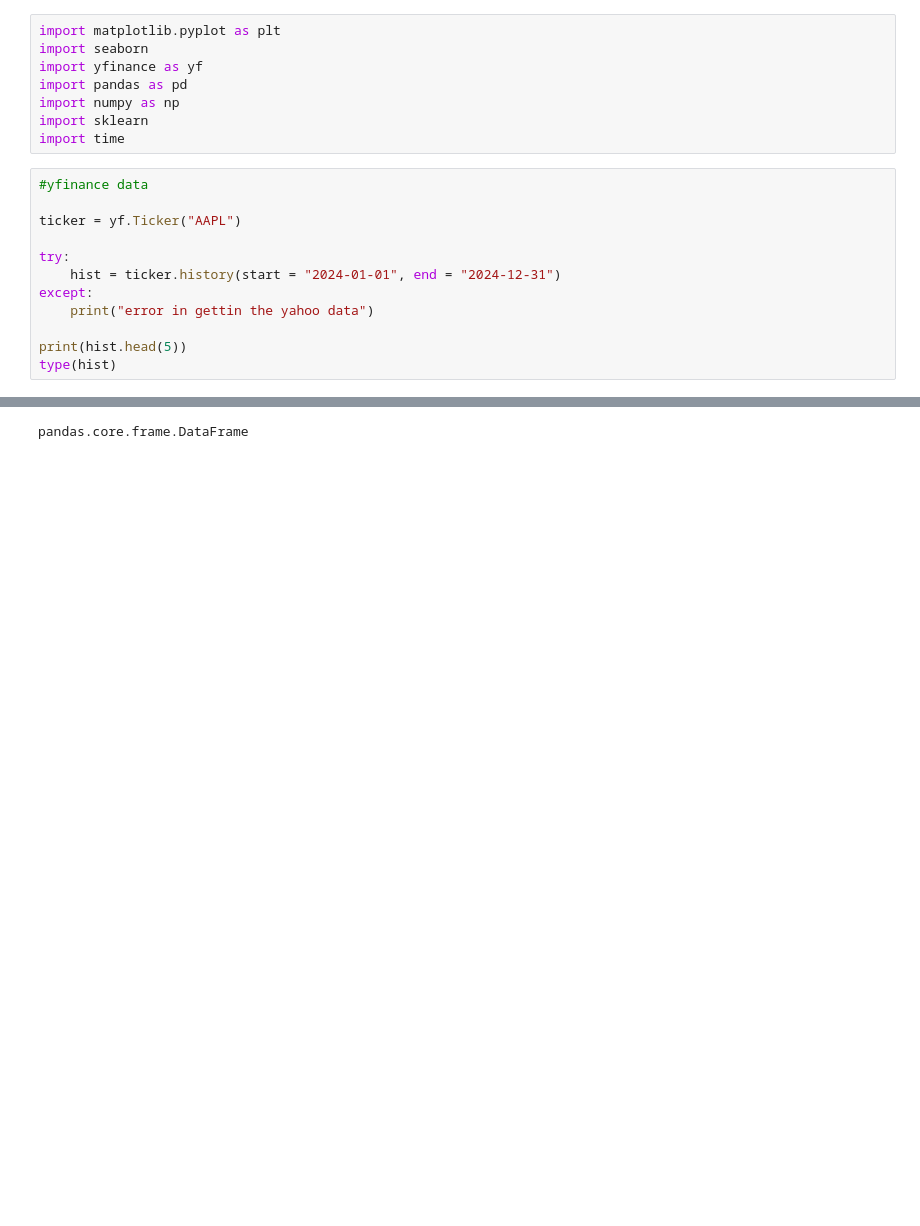
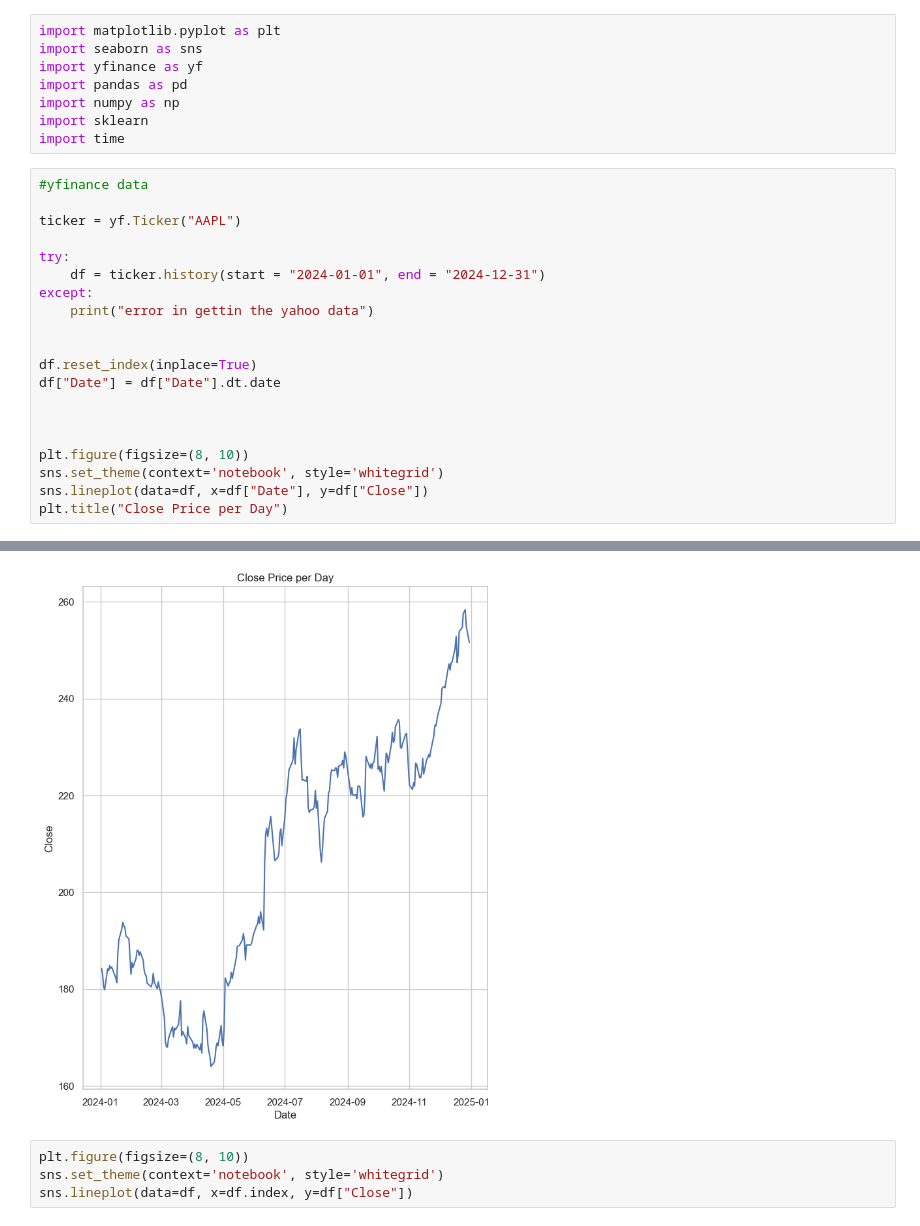
Before and after one commit to anything70/financeproject, a Jupyter notebook: data/api.ipynb, the cells around one changed output, grey strips where cells are left out. Drawn from its saved outputs; the diff is of its cells as text; blank space fills up the shorter version.

```diff
--- a/data/api.ipynb
+++ b/data/api.ipynb
@@ -1,6 +1,6 @@
 # %%
 import matplotlib.pyplot as plt
-import seaborn
+import seaborn as sns
 import yfinance as yf
 import pandas as pd
 import numpy as np
@@ -12,10 +12,18 @@ import time
 ticker = yf.Ticker("AAPL")
 
 try:
-    hist = ticker.history(start = "2024-01-01", end = "2024-12-31")
+    df = ticker.history(start = "2024-01-01", end = "2024-12-31")
 except:
     print("error in gettin the yahoo data")
 
-print(hist.head(5))
-type(hist)
+
+df.reset_index(inplace=True)
+df["Date"] = df["Date"].dt.date
+
+
+
+plt.figure(figsize=(8, 10))
+sns.set_theme(context='notebook', style='whitegrid')
+sns.lineplot(data=df, x=df["Date"], y=df["Close"])
+plt.title("Close Price per Day")
 # %% [output]
@@ -37 +31,5 @@ Date
-pandas.core.frame.DataFrame
+[figure, added]
+# %%
+plt.figure(figsize=(8, 10))
+sns.set_theme(context='notebook', style='whitegrid')
+sns.lineplot(data=df, x=df.index, y=df["Close"])
```
Also changed, not shown: parts of 1 cell of this notebook, 1 other file.
